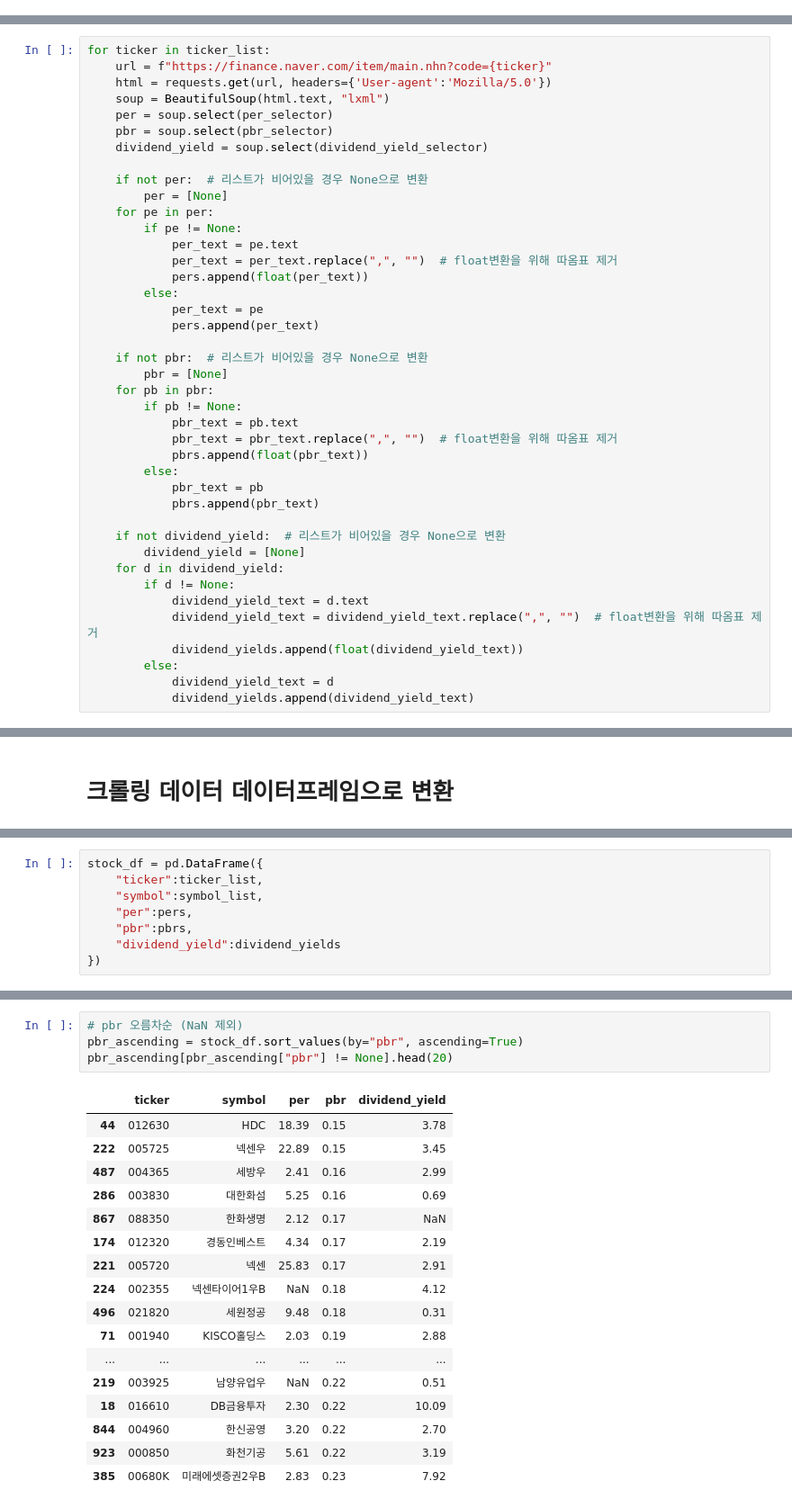
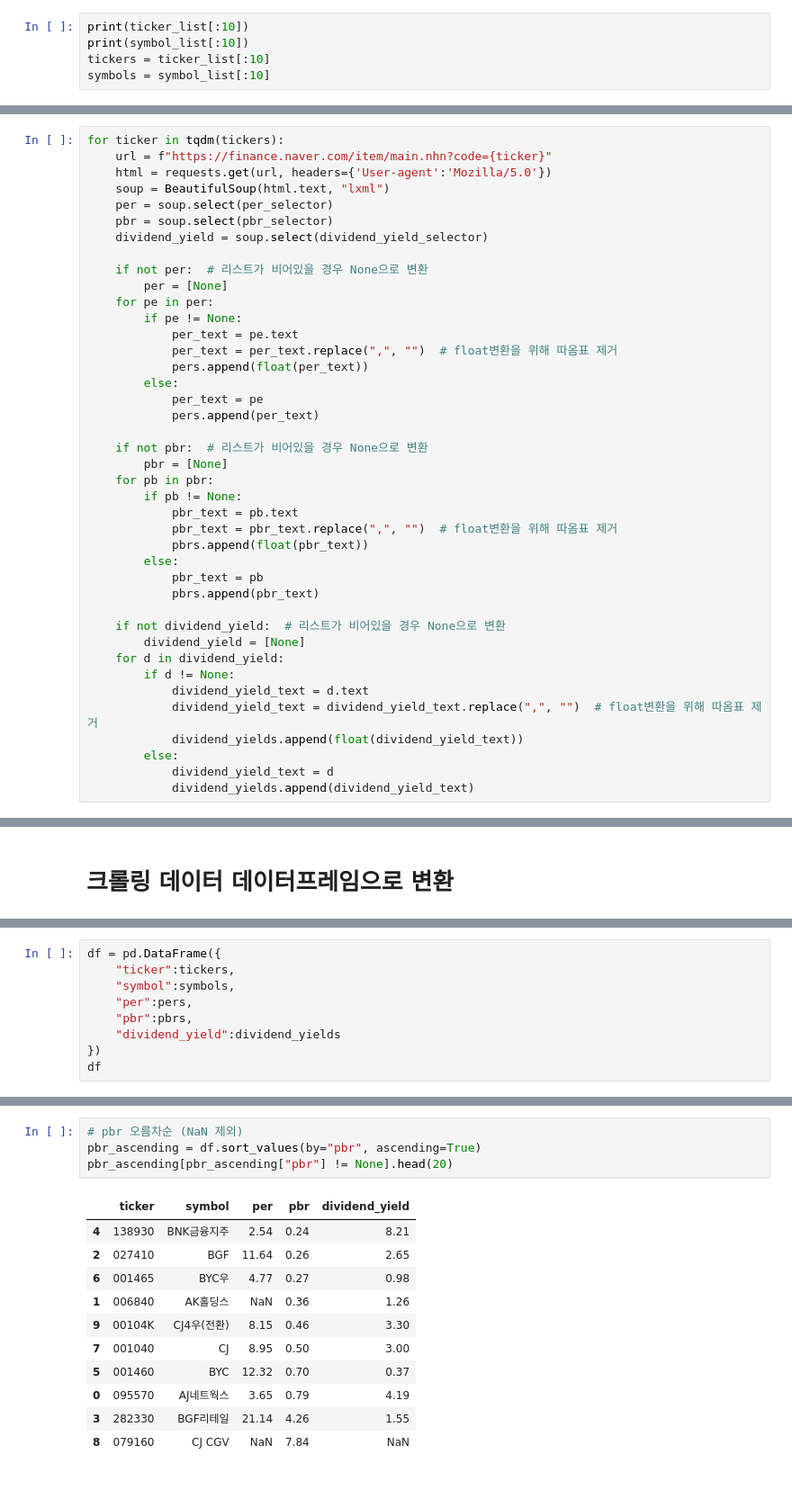
Before and after one commit to KIMMOOKYONG/COLAB-NOTENOOK, a Jupyter notebook: 네이버금융정보수집.ipynb, the cells around one changed output, grey strips where cells are left out. Shown at 90% size. Drawn from its saved outputs; the diff is of its cells as text; blank space fills up the shorter version.

```diff
--- a/네이버금융정보수집.ipynb
+++ b/네이버금융정보수집.ipynb
@@ -84,0 +90,5 @@ dividend_yields = []
+# %%
+print(ticker_list[:10])
+print(symbol_list[:10])
+tickers = ticker_list[:10]
+symbols = symbol_list[:10]
@@ -85,5 +98,5 @@ dividend_yields = []
 # %%
-for ticker in ticker_list:
+for ticker in tqdm(tickers):
     url = f"https://finance.naver.com/item/main.nhn?code={ticker}"
     html = requests.get(url, headers={'User-agent':'Mozilla/5.0'})
     soup = BeautifulSoup(html.text, "lxml")
@@ -138,8 +153,9 @@ import pandas as pd
 # %%
-stock_df = pd.DataFrame({
-    "ticker":ticker_list,
-    "symbol":symbol_list,
+df = pd.DataFrame({
+    "ticker":tickers,
+    "symbol":symbols,
     "per":pers,
     "pbr":pbrs,
     "dividend_yield":dividend_yields
 })
+df
@@ -184,24 +190,18 @@ per_ascending[per_ascending["per"] != None].head(20)
 # %%
 # pbr 오름차순 (NaN 제외)
-pbr_ascending = stock_df.sort_values(by="pbr", ascending=True)
+pbr_ascending = df.sort_values(by="pbr", ascending=True)
 pbr_ascending[pbr_ascending["pbr"] != None].head(20)
 # %% [output]
 |  | ticker | symbol | per | pbr | dividend_yield |
-| 44 | 012630 | HDC | 18.39 | 0.15 | 3.78 |
-| 222 | 005725 | 넥센우 | 22.89 | 0.15 | 3.45 |
-| 487 | 004365 | 세방우 | 2.41 | 0.16 | 2.99 |
-| 286 | 003830 | 대한화섬 | 5.25 | 0.16 | 0.69 |
-| 867 | 088350 | 한화생명 | 2.12 | 0.17 | NaN |
-| 174 | 012320 | 경동인베스트 | 4.34 | 0.17 | 2.19 |
-| 221 | 005720 | 넥센 | 25.83 | 0.17 | 2.91 |
-| 224 | 002355 | 넥센타이어1우B | NaN | 0.18 | 4.12 |
-| 496 | 021820 | 세원정공 | 9.48 | 0.18 | 0.31 |
-| 71 | 001940 | KISCO홀딩스 | 2.03 | 0.19 | 2.88 |
-| ... | ... | ... | ... | ... | ... |
-| 219 | 003925 | 남양유업우 | NaN | 0.22 | 0.51 |
-| 18 | 016610 | DB금융투자 | 2.30 | 0.22 | 10.09 |
-| 844 | 004960 | 한신공영 | 3.20 | 0.22 | 2.70 |
-| 923 | 000850 | 화천기공 | 5.61 | 0.22 | 3.19 |
-| 385 | 00680K | 미래에셋증권2우B | 2.83 | 0.23 | 7.92 |
+| 4 | 138930 | BNK금융지주 | 2.54 | 0.24 | 8.21 |
+| 2 | 027410 | BGF | 11.64 | 0.26 | 2.65 |
+| 6 | 001465 | BYC우 | 4.77 | 0.27 | 0.98 |
+| 1 | 006840 | AK홀딩스 | NaN | 0.36 | 1.26 |
+| 9 | 00104K | CJ4우(전환) | 8.15 | 0.46 | 3.30 |
+| 7 | 001040 | CJ | 8.95 | 0.50 | 3.00 |
+| 5 | 001460 | BYC | 12.32 | 0.70 | 0.37 |
+| 0 | 095570 | AJ네트웍스 | 3.65 | 0.79 | 4.19 |
+| 3 | 282330 | BGF리테일 | 21.14 | 4.26 | 1.55 |
+| 8 | 079160 | CJ CGV | NaN | 7.84 | NaN |
 # %%
 # 배당수익률 내림차순
```
Also changed, not shown: parts of 20 cells of this notebook.
